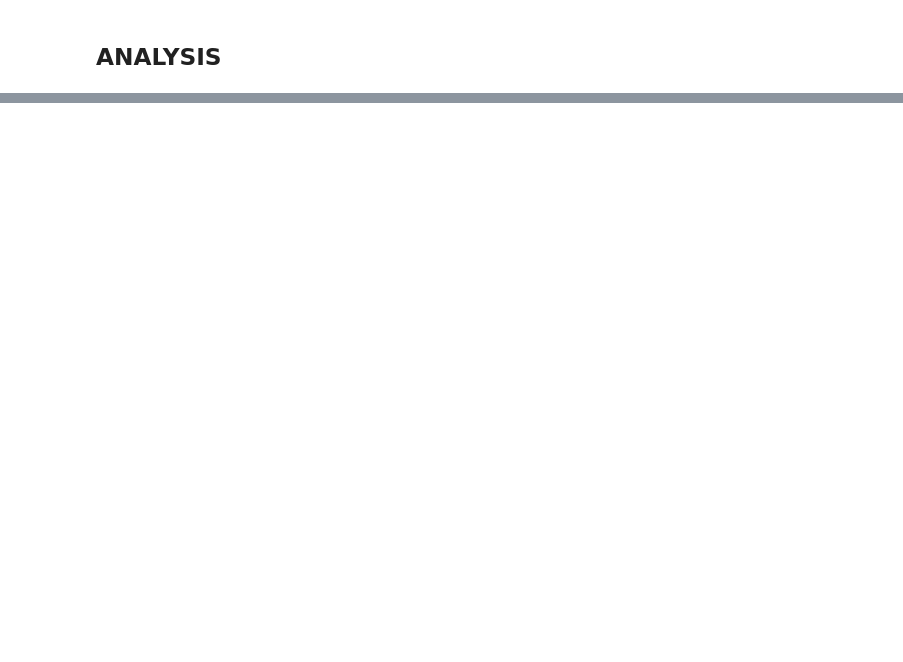
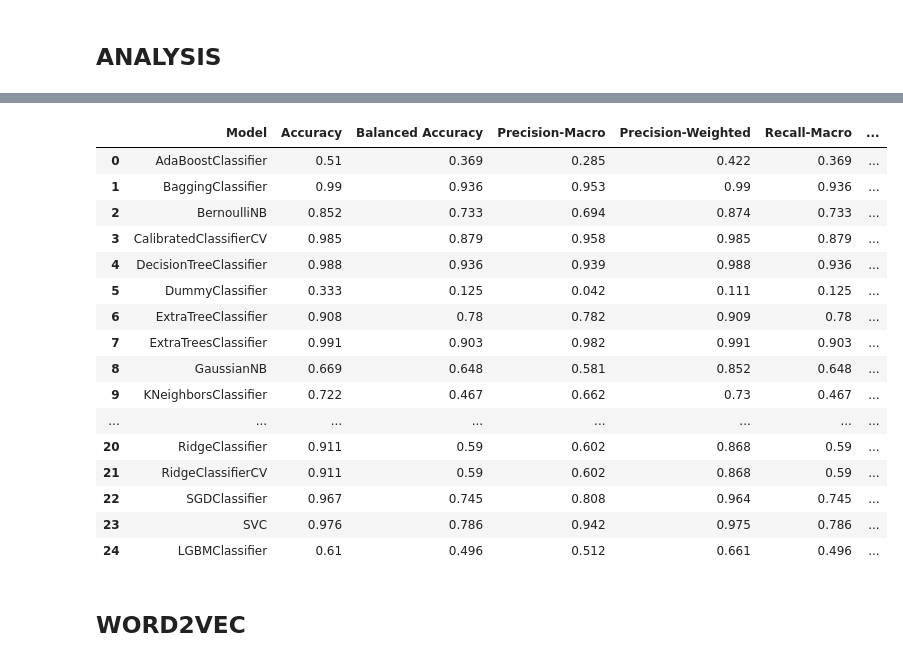
Before and after one commit to robertodr01/Ethical-NLP, a Jupyter notebook: results-analysis.ipynb, the cells around one changed output, grey strips where cells are left out. Drawn from its saved outputs; the diff is of its cells as text; code cells hidden in the pictures; blank space fills up the shorter version.

```diff
--- a/results-analysis.ipynb
+++ b/results-analysis.ipynb
@@ -924,0 +1121,4 @@ w2c
+# %%
+df = pd.read_excel("results/10-Fold-tfdif-all.xlsx")
+del df['Unnamed: 0']
+df
@@ -924,0 +1139,3 @@ w2c
+# %%
+models = df['Model'].copy()[:25].to_list()
+models
@@ -924,0 +1160,21 @@ w2c
+# %%
+result = get_avg_folds(df, models)
+result
+# %% [output]
+|  | Model | Accuracy | Balanced Accuracy | Precision-Macro | Precision-Weighted | Recall-Macro | ... |
+| 0 | AdaBoostClassifier | 0.51 | 0.369 | 0.285 | 0.422 | 0.369 | ... |
+| 1 | BaggingClassifier | 0.99 | 0.936 | 0.953 | 0.99 | 0.936 | ... |
+| 2 | BernoulliNB | 0.852 | 0.733 | 0.694 | 0.874 | 0.733 | ... |
+| 3 | CalibratedClassifierCV | 0.985 | 0.879 | 0.958 | 0.985 | 0.879 | ... |
+| 4 | DecisionTreeClassifier | 0.988 | 0.936 | 0.939 | 0.988 | 0.936 | ... |
+| 5 | DummyClassifier | 0.333 | 0.125 | 0.042 | 0.111 | 0.125 | ... |
+| 6 | ExtraTreeClassifier | 0.908 | 0.78 | 0.782 | 0.909 | 0.78 | ... |
+| 7 | ExtraTreesClassifier | 0.991 | 0.903 | 0.982 | 0.991 | 0.903 | ... |
+| 8 | GaussianNB | 0.669 | 0.648 | 0.581 | 0.852 | 0.648 | ... |
+| 9 | KNeighborsClassifier | 0.722 | 0.467 | 0.662 | 0.73 | 0.467 | ... |
+| ... | ... | ... | ... | ... | ... | ... | ... |
+| 20 | RidgeClassifier | 0.911 | 0.59 | 0.602 | 0.868 | 0.59 | ... |
+| 21 | RidgeClassifierCV | 0.911 | 0.59 | 0.602 | 0.868 | 0.59 | ... |
+| 22 | SGDClassifier | 0.967 | 0.745 | 0.808 | 0.964 | 0.745 | ... |
+| 23 | SVC | 0.976 | 0.786 | 0.942 | 0.975 | 0.786 | ... |
+| 24 | LGBMClassifier | 0.61 | 0.496 | 0.512 | 0.661 | 0.496 | ... |
@@ -924,0 +1183,2 @@ w2c
+# %% [markdown]
+## WORD2VEC
```
Also changed, not shown: parts of 30 cells of this notebook, 18 other files.
